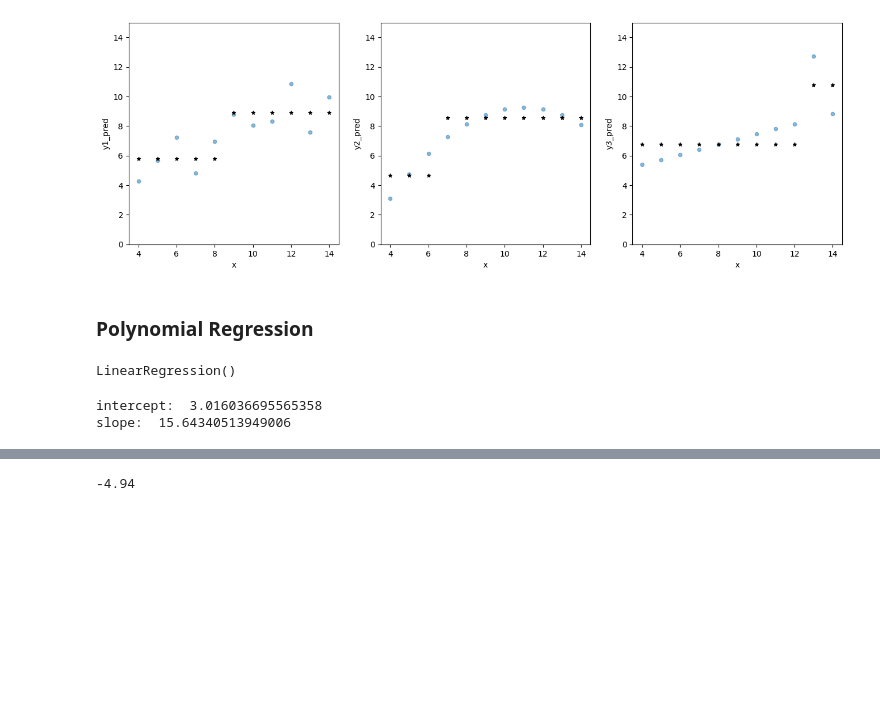
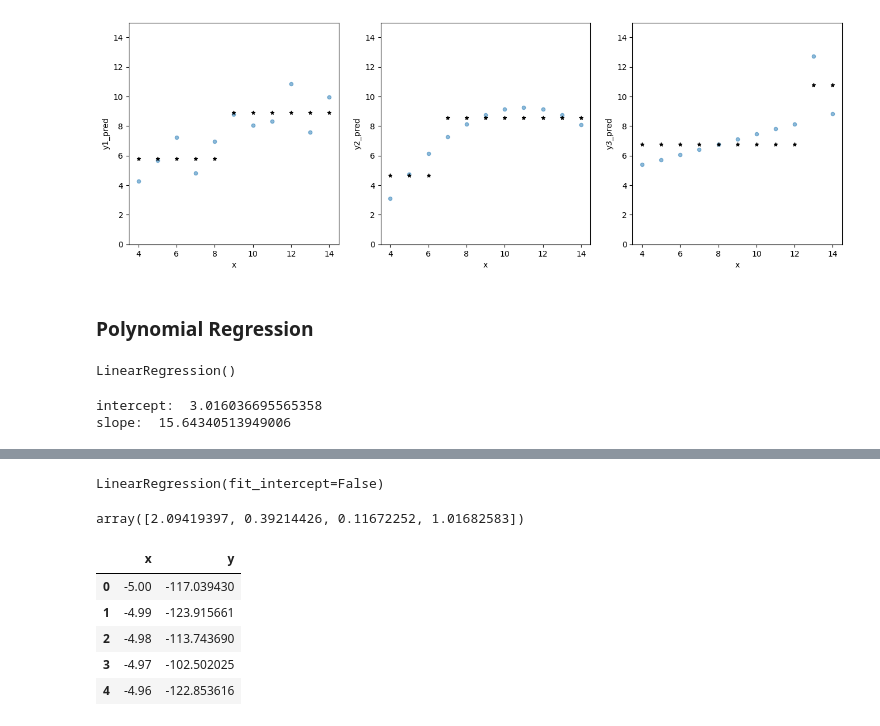
Before and after one commit to Biber76/MachineLearning, a Jupyter notebook: Regression.ipynb, the cells around one changed output, grey strips where cells are left out. Drawn from its saved outputs; the diff is of its cells as text; code cells hidden in the pictures; blank space fills up the shorter version.

```diff
--- a/Regression.ipynb
+++ b/Regression.ipynb
@@ -296,4 +294,0 @@ plt.axline((min_poly, 3.01 + min_poly * 15.64), (max_poly, 3.01 + max_poly * 15.
-# %%
-df_poly.sample(50)['x'].min()
-# %% [output]
--4.94
@@ -299,0 +300,20 @@ df_poly.sample(50)['x'].min()
+# %%
+from sklearn.linear_model import LinearRegression
+
+reg_poly = LinearRegression(fit_intercept=False)
+reg_poly.fit(df_poly_processed,  df_poly['y'])
+# %% [output]
+LinearRegression(fit_intercept=False)
+# %%
+reg_poly.coef_
+# %% [output]
+array([2.09419397, 0.39214426, 0.11672252, 1.01682583])
+# %%
+df_poly.head()
+# %% [output]
+|  | x | y |
+| 0 | -5.00 | -117.039430 |
+| 1 | -4.99 | -123.915661 |
+| 2 | -4.98 | -113.743690 |
+| 3 | -4.97 | -102.502025 |
+| 4 | -4.96 | -122.853616 |
```
Also changed, not shown: parts of 7 cells of this notebook.
